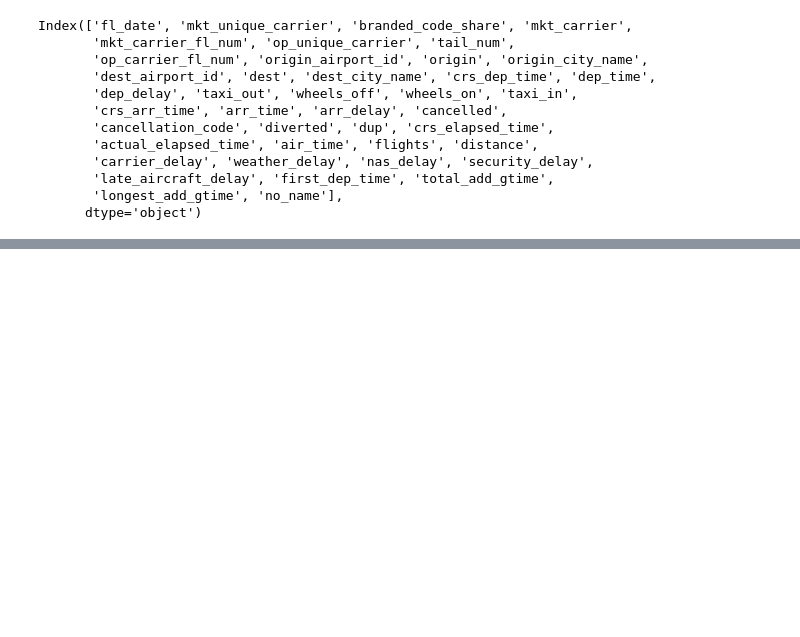
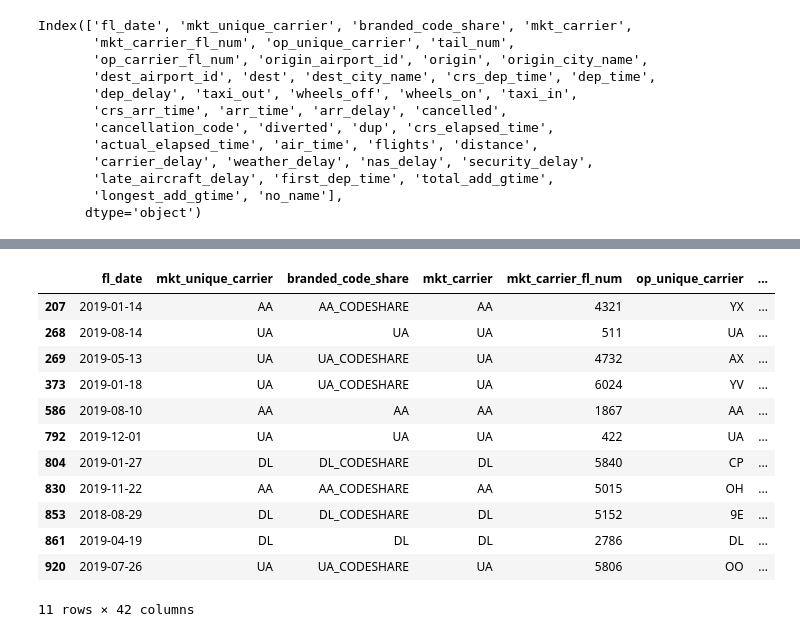
Before and after one commit to brianl2/Midterm-Project-Lighthouselabs-, a Jupyter notebook: exploring_amir/TASK1.ipynb, the cells around one changed output, grey strips where cells are left out. Drawn from its saved outputs; the diff is of its cells as text; code cells hidden in the pictures; blank space fills up the shorter version.

```diff
--- a/exploring_amir/TASK1.ipynb
+++ b/exploring_amir/TASK1.ipynb
@@ -74,0 +66,16 @@ Ttest_1sampResult(statistic=3.065897317734841, pvalue=0.002228513808027527)
+# %%
+outliers
+# %% [output]
+|  | fl_date | mkt_unique_carrier | branded_code_share | mkt_carrier | mkt_carrier_fl_num | op_unique_carrier | ... |
+| 207 | 2019-01-14 | AA | AA_CODESHARE | AA | 4321 | YX | ... |
+| 268 | 2019-08-14 | UA | UA | UA | 511 | UA | ... |
+| 269 | 2019-05-13 | UA | UA_CODESHARE | UA | 4732 | AX | ... |
+| 373 | 2019-01-18 | UA | UA_CODESHARE | UA | 6024 | YV | ... |
+| 586 | 2019-08-10 | AA | AA | AA | 1867 | AA | ... |
+| 792 | 2019-12-01 | UA | UA | UA | 422 | UA | ... |
+| 804 | 2019-01-27 | DL | DL_CODESHARE | DL | 5840 | CP | ... |
+| 830 | 2019-11-22 | AA | AA_CODESHARE | AA | 5015 | OH | ... |
+| 853 | 2018-08-29 | DL | DL_CODESHARE | DL | 5152 | 9E | ... |
+| 861 | 2019-04-19 | DL | DL | DL | 2786 | DL | ... |
+| 920 | 2019-07-26 | UA | UA_CODESHARE | UA | 5806 | OO | ... |
+11 rows × 42 columns
```
Also changed, not shown: parts of 22 cells of this notebook, 5 other files.
